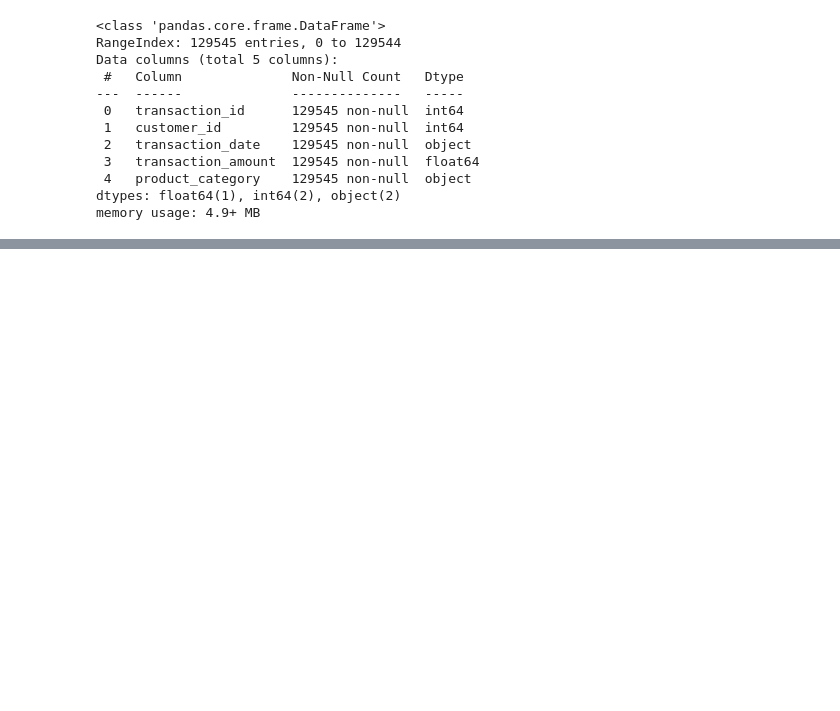
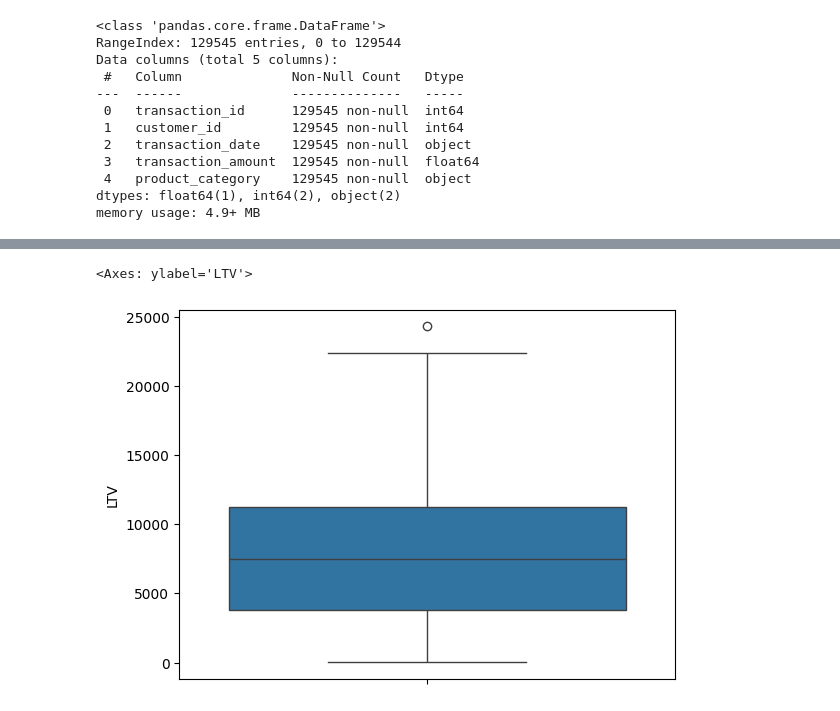
Before and after one commit to EthanRosehart/schulich_data_science, a Jupyter notebook: a2ecomx.ipynb, the cells around one changed output, grey strips where cells are left out. Saved outputs shown, nothing was run; the diff lists cells and outputs as text; code cells hidden in the pictures; blank space fills up the shorter version.

```diff
--- a/a2ecomx.ipynb
+++ b/a2ecomx.ipynb
@@ -65,0 +150,4 @@ df = pd.merge(df,df_transactions,on='customer_id', how='outer')
+# %%
+# merge function we'll use requires sorting
+transaction_level.sort_values(by=['customer_id','transaction_date'], inplace=True)
+df_marketing.sort_values(by=['customer_id','campaign_date'], inplace=True)
@@ -65,0 +373,7 @@ df = pd.merge(df,df_transactions,on='customer_id', how='outer')
+# %%
+# Check Outliers
+
+sns.boxplot(data=customer_ltv['LTV'])
+# %% [output]
+<Axes: ylabel='LTV'>
+[figure, added]
```
Also changed, not shown: parts of 42 cells of this notebook, 1 other file.
